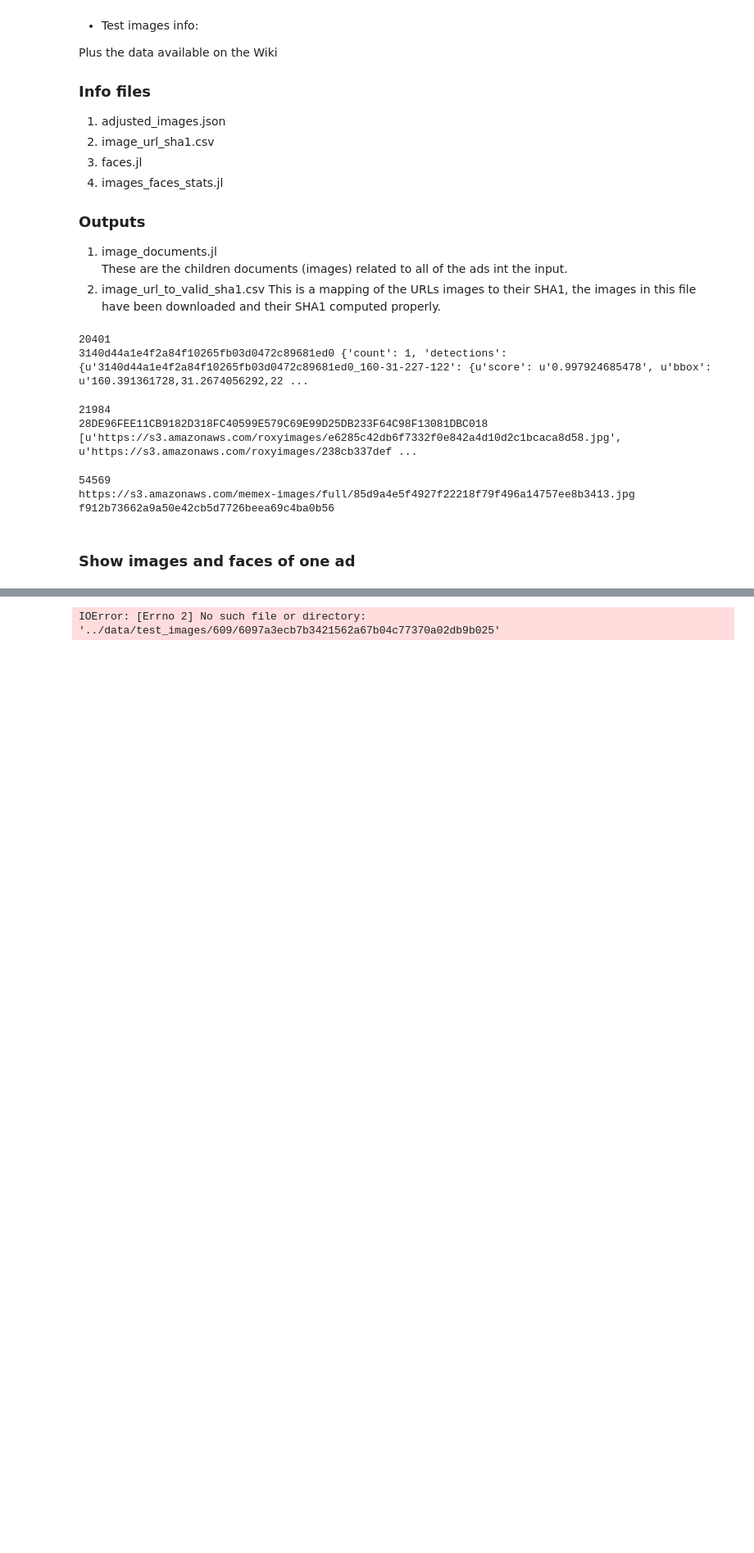
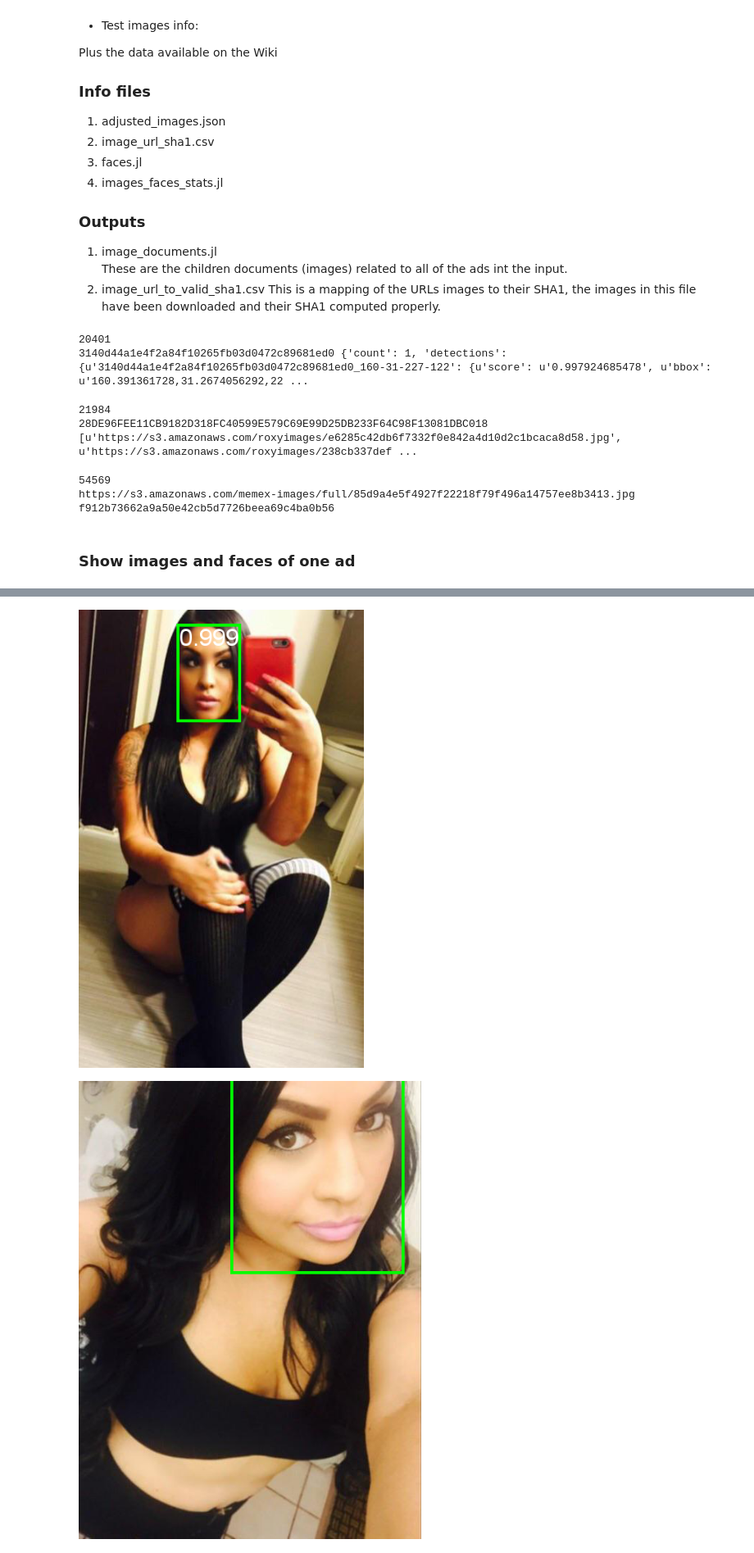
Before and after one commit to svebk/qpr-winter-2017, a Jupyter notebook: notebook/winter2017_004.images_data.ipynb, the cells around one changed output, grey strips where cells are left out. Shown at 82% size. Drawn from its saved outputs; the diff is of its cells as text; code cells hidden in the pictures; blank space fills up the shorter version.

Commit message:
faces notebook OK

```diff
--- a/notebook/winter2017_004.images_data.ipynb
+++ b/notebook/winter2017_004.images_data.ipynb
@@ -146,6 +141,19 @@ def get_faces_images(images_sha1s, faces_dict):
+# %%
+def get_fnt(img, txt):
+    from PIL import ImageFont
+    # portion of image width you want text width to be
+    img_fraction = 0.20
+    fontsize = 2
+    font = ImageFont.truetype("arial.ttf", fontsize)
+    while font.getsize(txt)[0] < img_fraction*img.size[0]:
+        # iterate until the text size is just larger than the criteria
+        fontsize += 1
+        font = ImageFont.truetype("arial.ttf", fontsize)
+    return font, font.getsize(txt)[0]
 # %%
 def draw_face_bbox(img, bboxes, width=4):
     from PIL import ImageDraw
+    import numpy as np
     draw = ImageDraw.Draw(img)
     for bbox in bboxes:
         for i in range(width):
@@ -154,7 +162,9 @@ def draw_face_bbox(img, bboxes, width=4):
             draw.rectangle((rect_start, rect_end), outline=(0, 255, 0))
         # print score?
         if len(bbox)==5:
-            draw.text((np.round((bbox[0]+bbox[2])/2),np.round(bbox[1])), str(bbox[4]), fill=(255,255,255,128))
+            score = str(bbox[4])
+            fnt, text_size = get_fnt(img, score[:5])
+            draw.text((np.round((bbox[0]+bbox[2])/2-text_size/2),np.round(bbox[1])), score[:5], font=fnt, fill=(255,255,255,64))
 # %%
 def open_image(sha1, images_dir):
     from PIL import Image
@@ -167,0 +175,10 @@ print faces
+# %%
+all_ads_id = range(len(ads_images_dict.keys()))
+import numpy as np
+np.random.shuffle(all_ads_id)
+ad_id = ads_images_dict.keys()[all_ads_id[0]]
+print ad_id
+images_sha1s = get_ad_images(ad_id, ads_images_dict, url_sha1_dict)
+print images_sha1s
+faces = get_faces_images(images_sha1s, faces_dict)
+print faces
@@ -168,8 +189,18 @@ print faces
 # %%
+from matplotlib.pyplot import imshow
+from IPython.display import display
+import numpy as np
+%matplotlib inline
+
+imgs = []
 for face in faces:
     if faces[face]:
         img = open_image(face, images_dir)
         draw_face_bbox(img, faces[face])
-        img.show()
+        imgs.append(img)
+if not imgs:
+    print 'No face images'
+display(*imgs)
 # %% [output]
-IOError: [Errno 2] No such file or directory: '../data/test_images/609/6097a3ecb7b3421562a67b04c77370a02db9b025'
+[figure, added]
+[figure, added]
```
Also changed, not shown: parts of 9 cells of this notebook.
